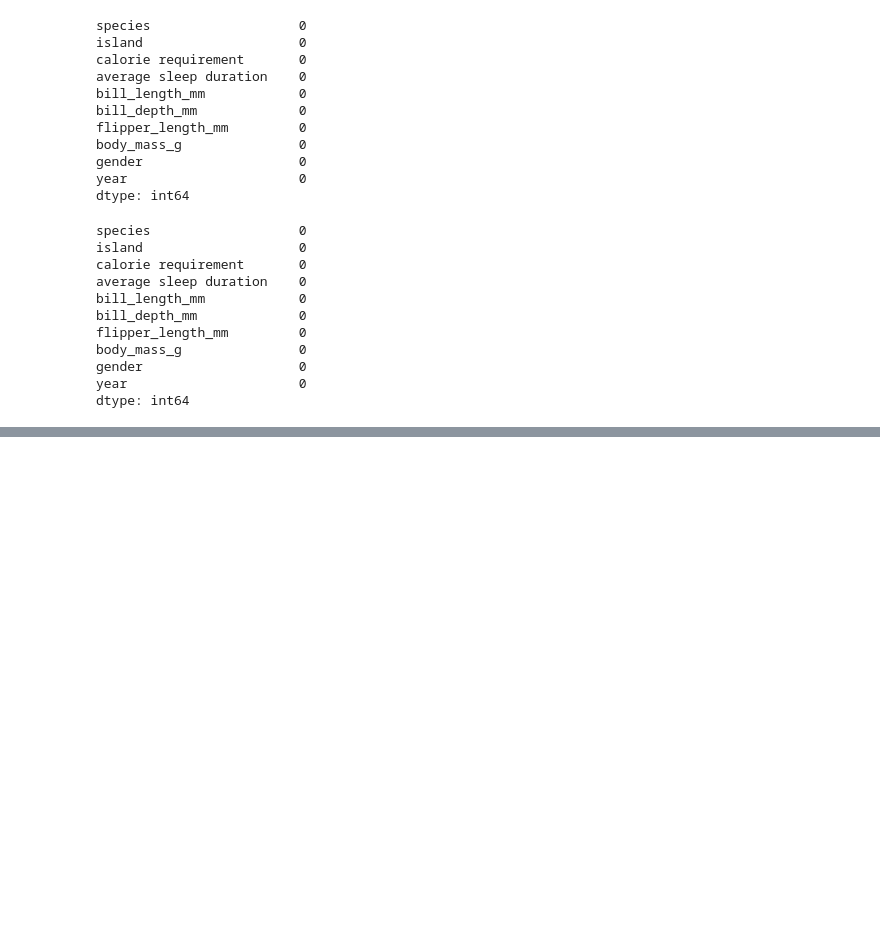
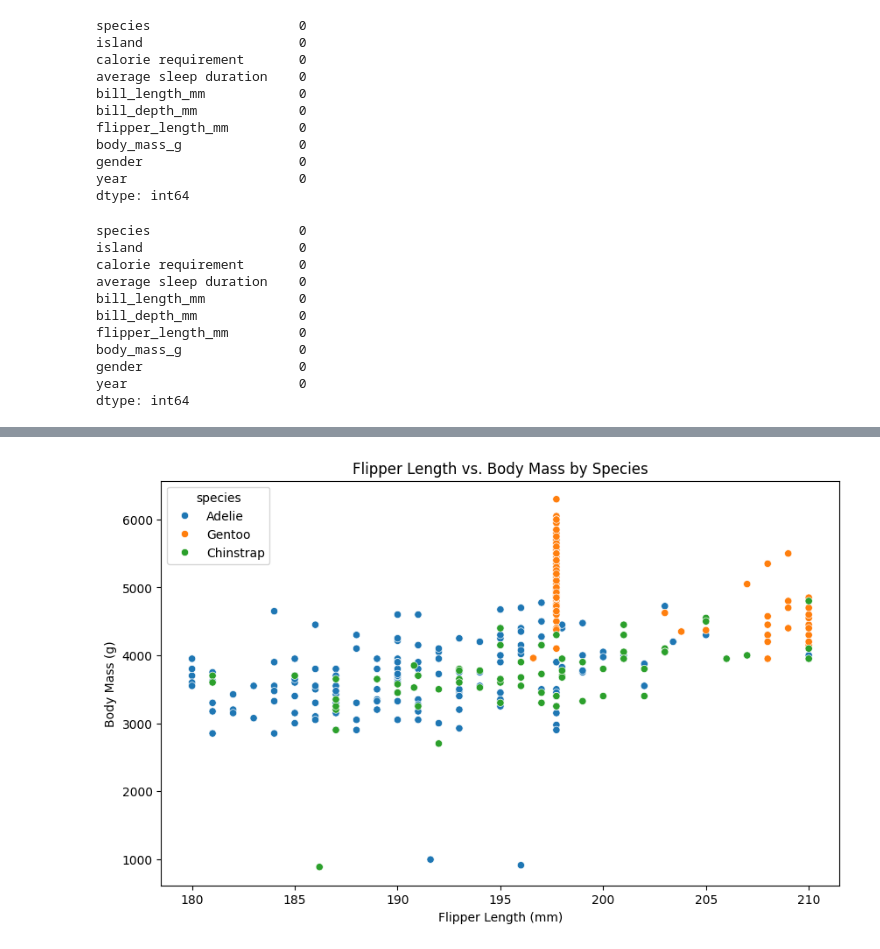
Before and after one commit to SEEMANTULANISCHAL/Classification_Regression_Methods, a Jupyter notebook: Data_Analysis_Preprocessing.ipynb, the cells around one changed output, grey strips where cells are left out. Saved outputs shown, nothing was run; the diff lists cells and outputs as text; code cells hidden in the pictures; blank space fills up the shorter version.

```diff
--- a/Data_Analysis_Preprocessing.ipynb
+++ b/Data_Analysis_Preprocessing.ipynb
@@ -94,0 +112,10 @@ dtype: int64
+# %%
+#Scatter Plot
+plt.figure(figsize=(10, 6))
+sns.scatterplot(data=penguins, x='flipper_length_mm', y='body_mass_g', hue='species')
+plt.title('Flipper Length vs. Body Mass by Species')
+plt.xlabel('Flipper Length (mm)')
+plt.ylabel('Body Mass (g)')
+plt.show()
+# %% [output]
+[figure, added]
```
Also changed, not shown: parts of 6 cells of this notebook.
